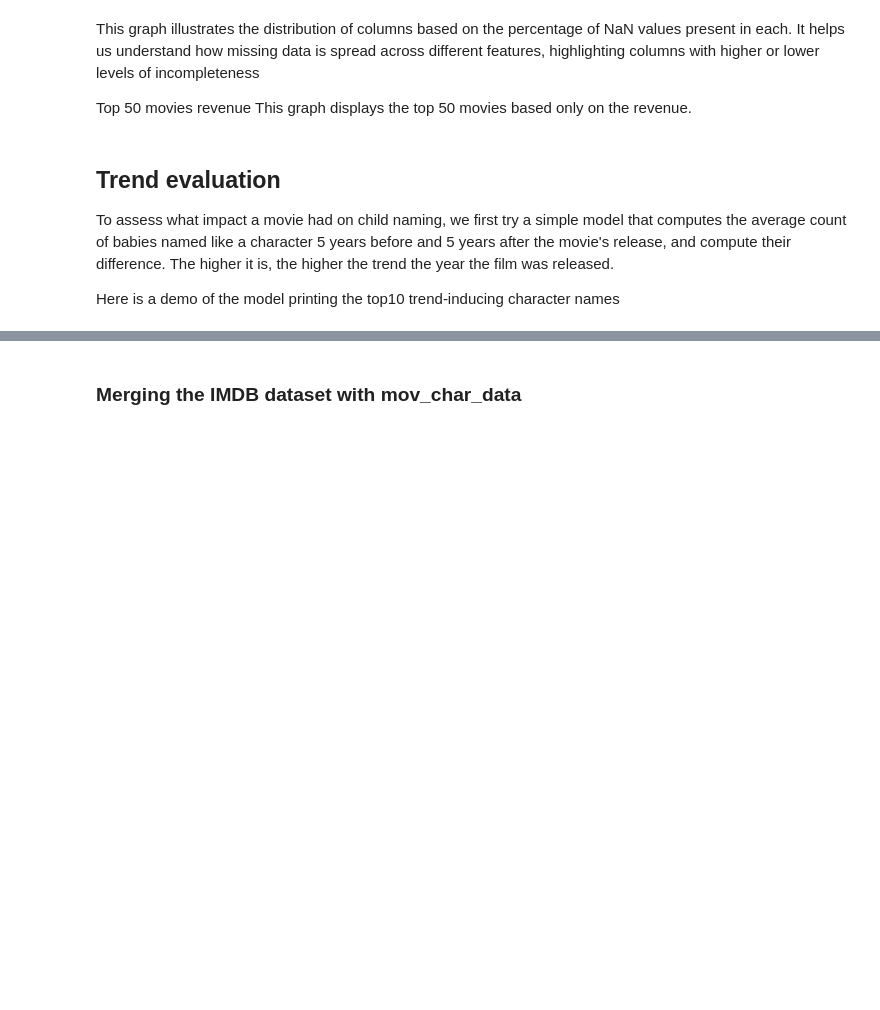
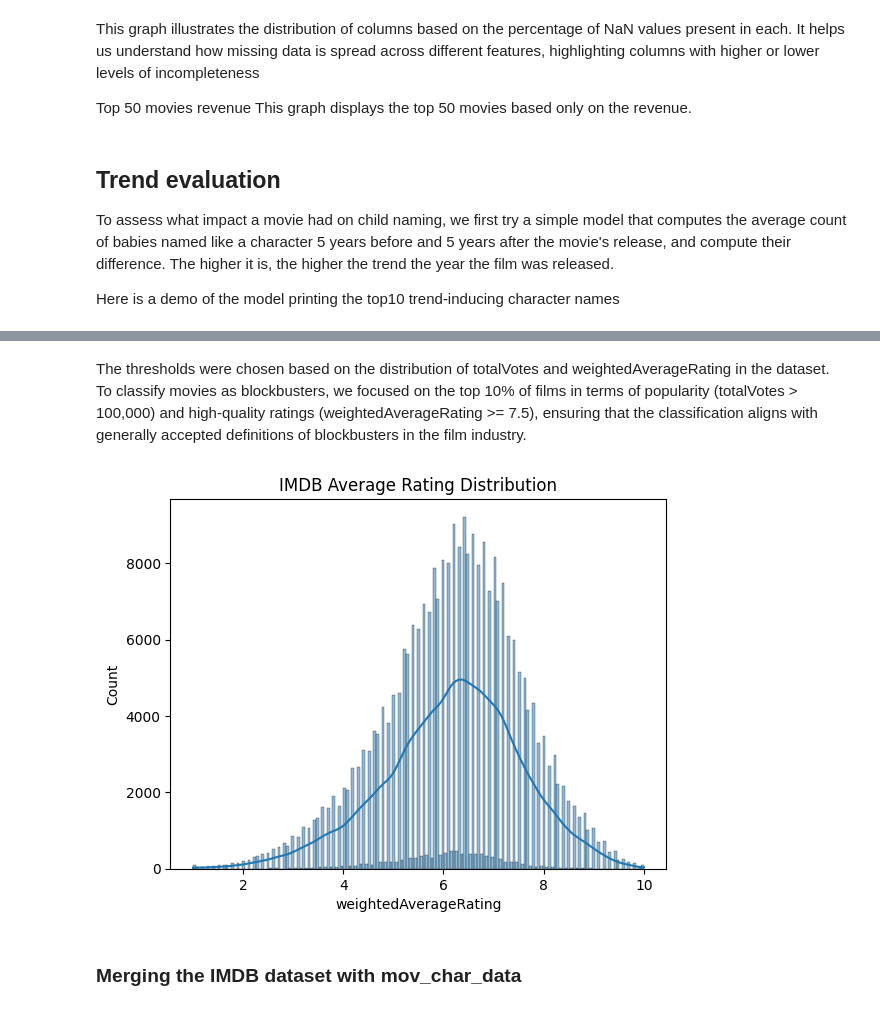
Before and after one commit to epfl-ada/ada-2024-project-dondata2025, a Jupyter notebook: Pauline.ipynb, the cells around one changed output, grey strips where cells are left out. Cells and saved outputs as stored; diff of their text form; code cells hidden in the pictures; blank space fills up the shorter version.

```diff
--- a/Pauline.ipynb
+++ b/Pauline.ipynb
@@ -241,0 +197,8 @@ aggregated_imdb.sort_values('totalVotes', ascending=False).head(10)
+# %%
+# Looking for blockbuster:
+
+# Apply the function to the DataFrame
+imdb_votes['isBlockbuster'] = imdb_votes.apply(is_blockbuster, axis=1)
+
+# Display the top 10 movies with the most votes
+imdb_votes.sort_values('totalVotes', ascending=False).head(10)
@@ -242,3 +230,12 @@ aggregated_imdb.sort_values('totalVotes', ascending=False).head(10)
+# %% [markdown]
+The thresholds were chosen based on the distribution of totalVotes and weightedAverageRating in the dataset. To classify movies as blockbusters, we focused on the top 10% of films in terms of popularity (totalVotes > 100,000) and high-quality ratings (weightedAverageRating >= 7.5), ensuring that the classification aligns with generally accepted definitions of blockbusters in the film industry.
+# %%
+# visualizing the weighted average rating distribution
+sns.histplot(imdb_votes['weightedAverageRating'], kde=True)
+plt.title('IMDB Average Rating Distribution')
+plt.show()
+# %% [output]
+[figure, added]
 # %% [markdown]
 ### Merging the IMDB dataset with mov_char_data
 # %%
```
Also changed, not shown: parts of 30 cells of this notebook, 1 other file.
